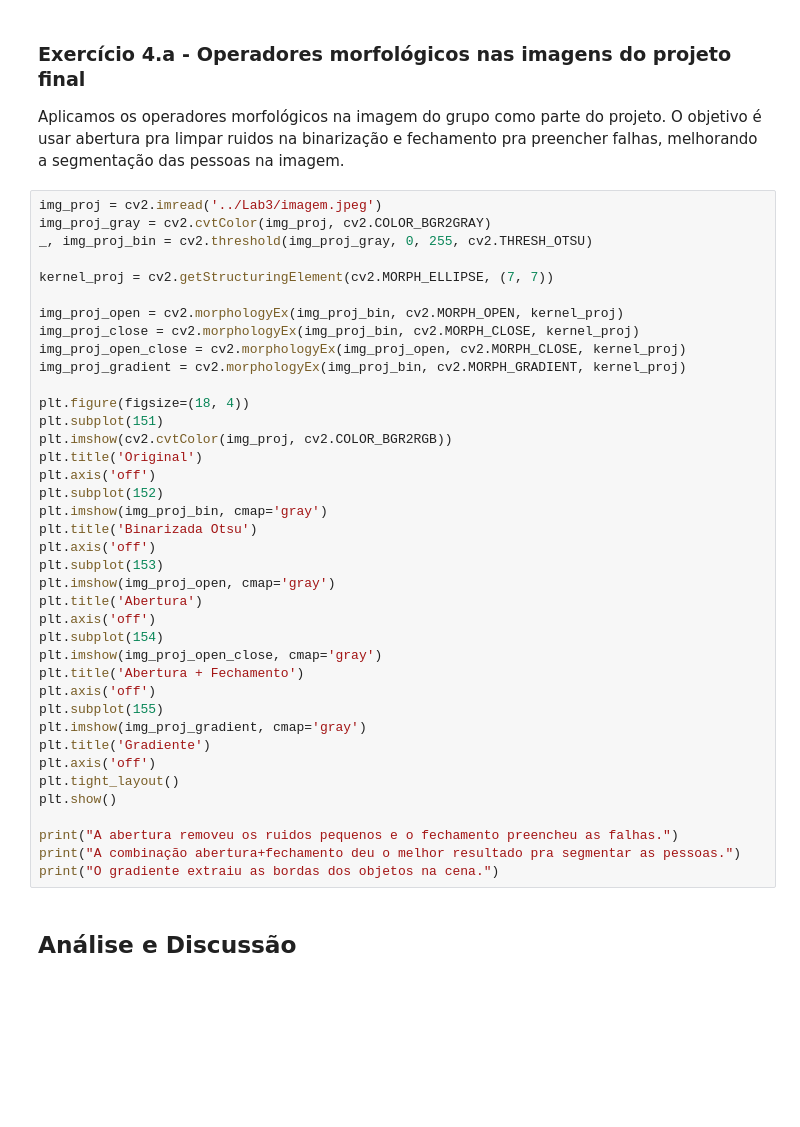
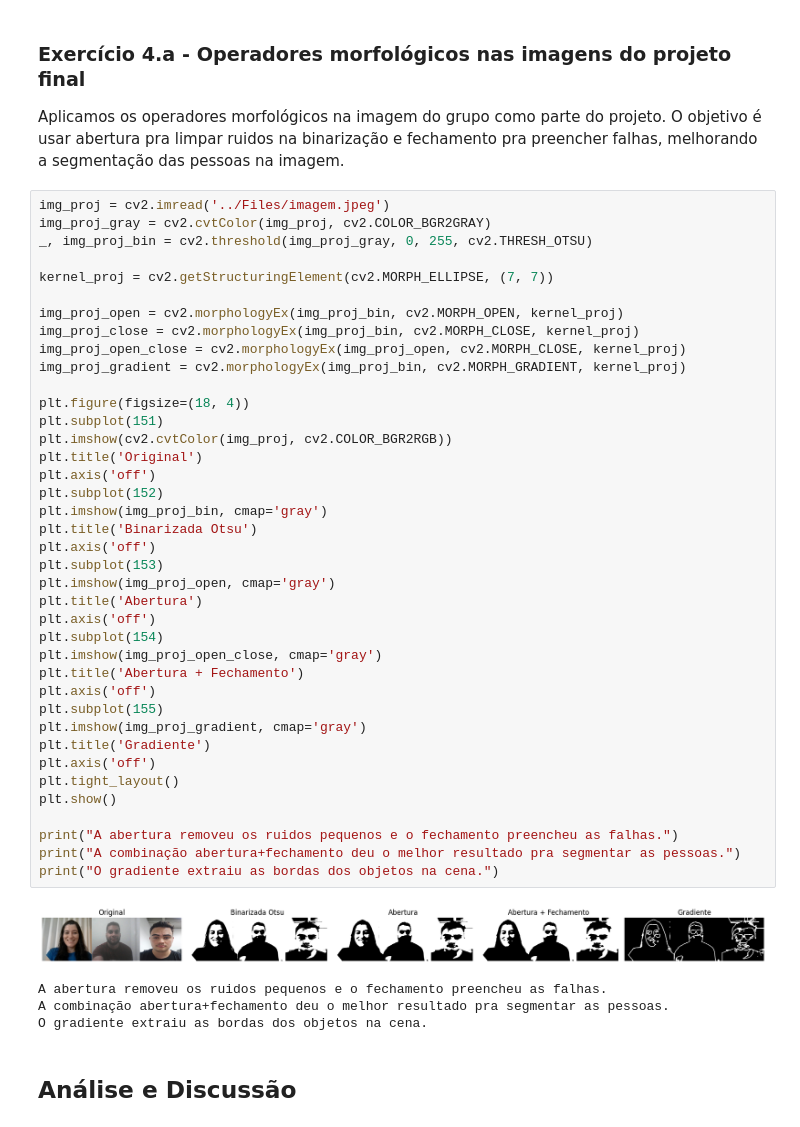
Before and after one commit to allan2357/pdi, a Jupyter notebook: Lab7/Lab7.ipynb, the cells around one changed output. Saved outputs shown, nothing was run; the diff lists cells and outputs as text; blank space fills up the shorter version.

```diff
--- a/Lab7/Lab7.ipynb
+++ b/Lab7/Lab7.ipynb
@@ -160,7 +172,7 @@ Artefatos observados:
 
 Aplicamos os operadores morfológicos na imagem do grupo como parte do projeto. O objetivo é usar abertura pra limpar ruidos na binarização e fechamento pra preencher falhas, melhorando a segmentação das pessoas na imagem.
 # %%
-img_proj = cv2.imread('../Lab3/imagem.jpeg')
+img_proj = cv2.imread('../Files/imagem.jpeg')
 img_proj_gray = cv2.cvtColor(img_proj, cv2.COLOR_BGR2GRAY)
 _, img_proj_bin = cv2.threshold(img_proj_gray, 0, 255, cv2.THRESH_OTSU)
 
@@ -171,33 +183,38 @@ img_proj_close = cv2.morphologyEx(img_proj_bin, cv2.MORPH_CLOSE, kernel_proj)
 img_proj_open_close = cv2.morphologyEx(img_proj_open, cv2.MORPH_CLOSE, kernel_proj)
 img_proj_gradient = cv2.morphologyEx(img_proj_bin, cv2.MORPH_GRADIENT, kernel_proj)
 
 plt.figure(figsize=(18, 4))
 plt.subplot(151)
 plt.imshow(cv2.cvtColor(img_proj, cv2.COLOR_BGR2RGB))
 plt.title('Original')
 plt.axis('off')
 plt.subplot(152)
 plt.imshow(img_proj_bin, cmap='gray')
 plt.title('Binarizada Otsu')
 plt.axis('off')
 plt.subplot(153)
 plt.imshow(img_proj_open, cmap='gray')
 plt.title('Abertura')
 plt.axis('off')
 plt.subplot(154)
 plt.imshow(img_proj_open_close, cmap='gray')
 plt.title('Abertura + Fechamento')
 plt.axis('off')
 plt.subplot(155)
 plt.imshow(img_proj_gradient, cmap='gray')
 plt.title('Gradiente')
 plt.axis('off')
 plt.tight_layout()
 plt.show()
 
 print("A abertura removeu os ruidos pequenos e o fechamento preencheu as falhas.")
 print("A combinação abertura+fechamento deu o melhor resultado pra segmentar as pessoas.")
 print("O gradiente extraiu as bordas dos objetos na cena.")
+# %% [output]
+[figure, added]
+A abertura removeu os ruidos pequenos e o fechamento preencheu as falhas.
+A combinação abertura+fechamento deu o melhor resultado pra segmentar as pessoas.
+O gradiente extraiu as bordas dos objetos na cena.
 # %% [markdown]
 ## Análise e Discussão
 # %% [markdown]
```
Also changed, not shown: parts of 4 cells of this notebook, 2 other files.
